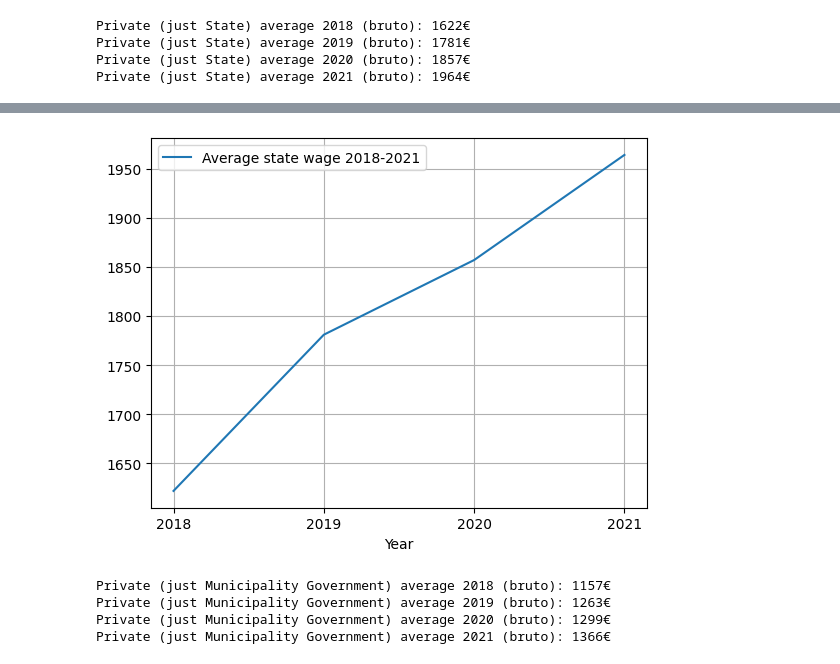
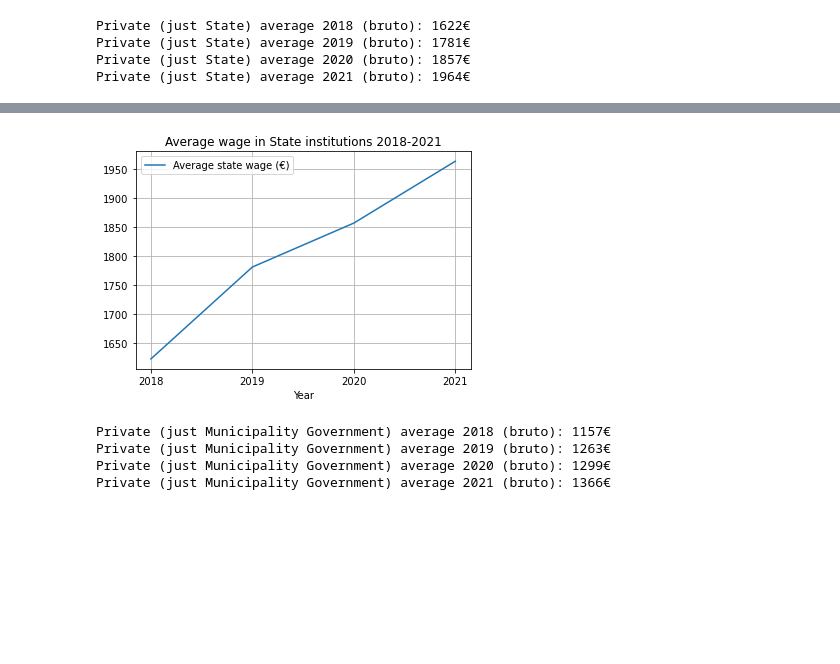
Before and after one commit to karlru/rahaahned-ametnikud, a Jupyter notebook: Goal2-public_vs_private .ipynb, the cells around one changed output, grey strips where cells are left out. Drawn from its saved outputs; the diff is of its cells as text; code cells hidden in the pictures; blank space fills up the shorter version.

```diff
--- a/Goal2-public_vs_private .ipynb
+++ b/Goal2-public_vs_private .ipynb
@@ -47,18 +44,17 @@ private_plot = df_private.plot(x='Year', y='Average private sector wage 2018-202
 # %%
-# siin riik keskmised
-# 'Riik' on 1. rida
+# State average wage
 
-df_2018_riik = pd.read_csv('data/keskmine_brutopalk_sektor.csv',header = 1).loc[:,"2018"]
-state_average_2018 = df_2018_riik.iloc[1]
+d_2018_riik = pd.read_csv('data/keskmine_brutopalk_sektor.csv',header = 1).loc[:,"2018"]
+state_average_2018 = d_2018_riik.iloc[1]
 
-df_2019_riik = pd.read_csv('data/keskmine_brutopalk_sektor.csv',header = 1).loc[:,"2019"]
-state_average_2019 = df_2019_riik.iloc[1]
+d_2019_riik = pd.read_csv('data/keskmine_brutopalk_sektor.csv',header = 1).loc[:,"2019"]
+state_average_2019 = d_2019_riik.iloc[1]
 
-df_2020_riik = pd.read_csv('data/keskmine_brutopalk_sektor.csv',header = 1).loc[:,"2020"]
-state_average_2020 = df_2020_riik.iloc[1]
+d_2020_riik = pd.read_csv('data/keskmine_brutopalk_sektor.csv',header = 1).loc[:,"2020"]
+state_average_2020 = d_2020_riik.iloc[1]
 
-df_2021_riik = pd.read_csv('data/keskmine_brutopalk_sektor.csv',header = 1).loc[:,"2021"]
-state_average_2021 = df_2021_riik.iloc[1]
+d_2021_riik = pd.read_csv('data/keskmine_brutopalk_sektor.csv',header = 1).loc[:,"2021"]
+state_average_2021 = d_2021_riik.iloc[1]
 
 print("Private (just State) average 2018 (bruto): " + state_average_2018 + "€ \n" +
       "Private (just State) average 2019 (bruto): " + state_average_2019 + "€ \n" +
@@ -71,8 +67,8 @@ Private (just State) average 2020 (bruto): 1857€
 Private (just State) average 2021 (bruto): 1964€
 # %%
 data_state = [[2018,state_average_2018], [2019, state_average_2019], [2020,state_average_2020],[2021, state_average_2021]]
-df_state = pd.DataFrame(data_state, columns=['Year', 'Average state wage 2018-2021'])
-df_state['Average state wage 2018-2021']=df_state['Average state wage 2018-2021'].astype(float)
+df_state = pd.DataFrame(data_state, columns=['Year', 'Average state wage (€)'])
+df_state['Average state wage (€)']=df_state['Average state wage (€)'].astype(float)
 print(df_state)
-state_plot = df_state.plot(x='Year', y='Average state wage 2018-2021',xticks=(2018, 2019, 2020, 2021), grid=True)
+state_plot = df_state.plot(x='Year', y='Average state wage (€)',xticks=(2018, 2019, 2020, 2021), grid=True, title='Average wage in State institutions 2018-2021')
 # %% [output]
@@ -84,2 +80,2 @@ state_plot = df_state.plot(x='Year', y='Average state wage 2018-2021',xticks=(20
-[figure, old version]
+[figure, new version]
 # %%
```
Also changed, not shown: parts of 14 cells of this notebook.
